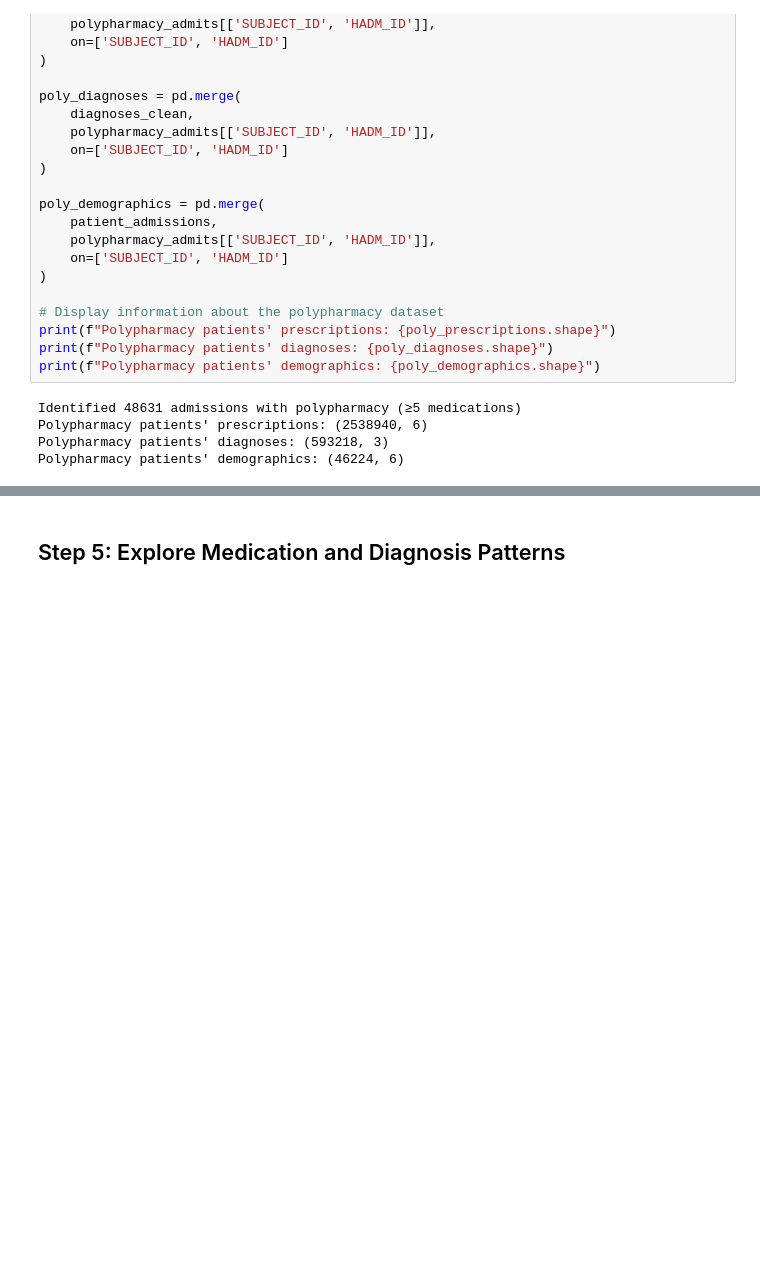
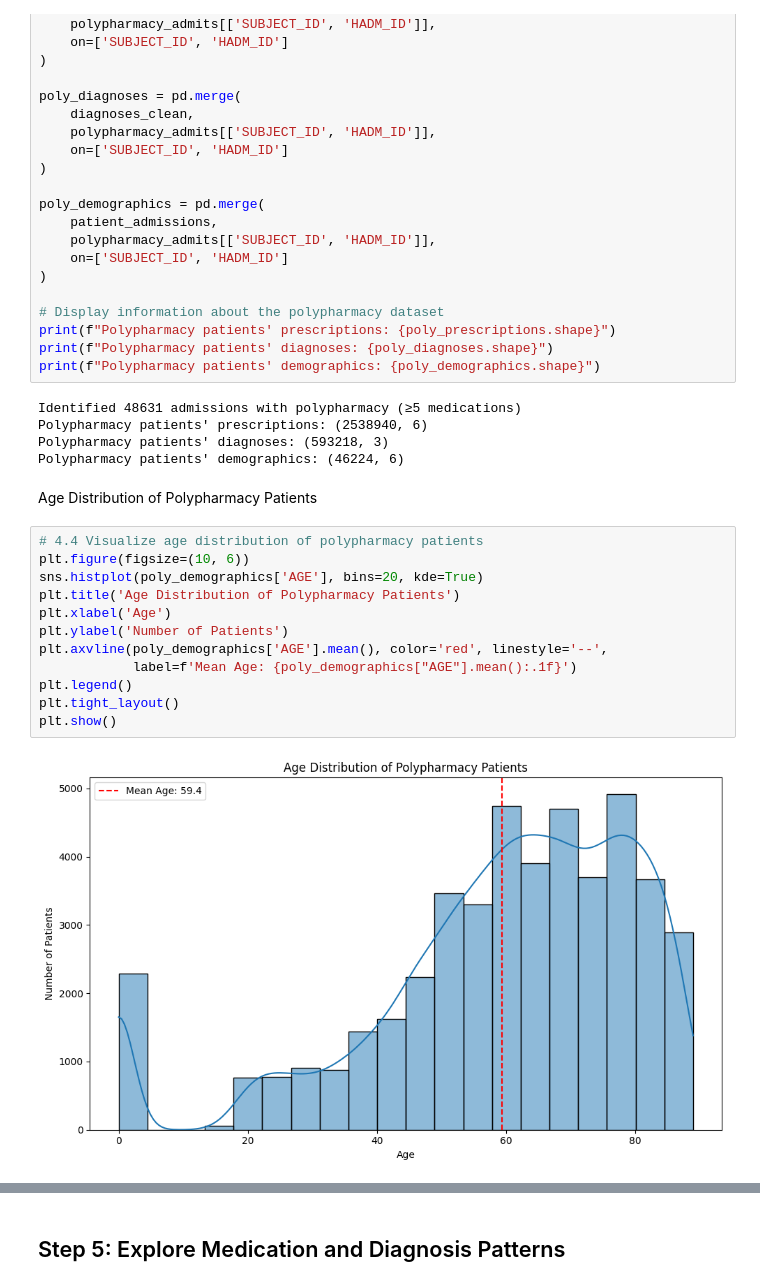
Before and after one commit to knkarthik01/polypharmacy-med-recommendation, a Jupyter notebook: Medication_Recommendation_System_for_Polypharmacy_Patients.ipynb, the cells around one changed output, grey strips where cells are left out. Cells and saved outputs as stored; diff of their text form; blank space fills up the shorter version.

```diff
--- a/Medication_Recommendation_System_for_Polypharmacy_Patients.ipynb
+++ b/Medication_Recommendation_System_for_Polypharmacy_Patients.ipynb
@@ -274,3 +274,19 @@ Identified 48631 admissions with polypharmacy (≥5 medications)
 Polypharmacy patients' prescriptions: (2538940, 6)
 Polypharmacy patients' diagnoses: (593218, 3)
 Polypharmacy patients' demographics: (46224, 6)
+# %% [markdown]
+Age Distribution of Polypharmacy Patients
+# %%
+# 4.4 Visualize age distribution of polypharmacy patients
+plt.figure(figsize=(10, 6))
+sns.histplot(poly_demographics['AGE'], bins=20, kde=True)
+plt.title('Age Distribution of Polypharmacy Patients')
+plt.xlabel('Age')
+plt.ylabel('Number of Patients')
+plt.axvline(poly_demographics['AGE'].mean(), color='red', linestyle='--',
+            label=f'Mean Age: {poly_demographics["AGE"].mean():.1f}')
+plt.legend()
+plt.tight_layout()
+plt.show()
+# %% [output]
+[figure, added]
```
Also changed, not shown: parts of 9 cells of this notebook.
